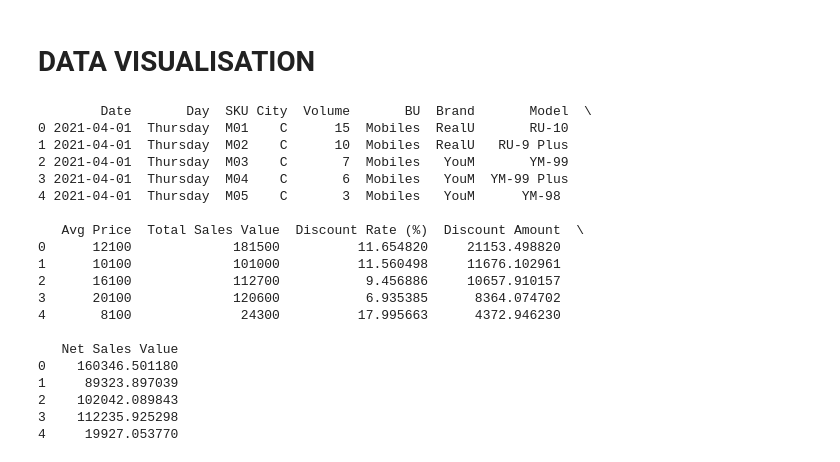
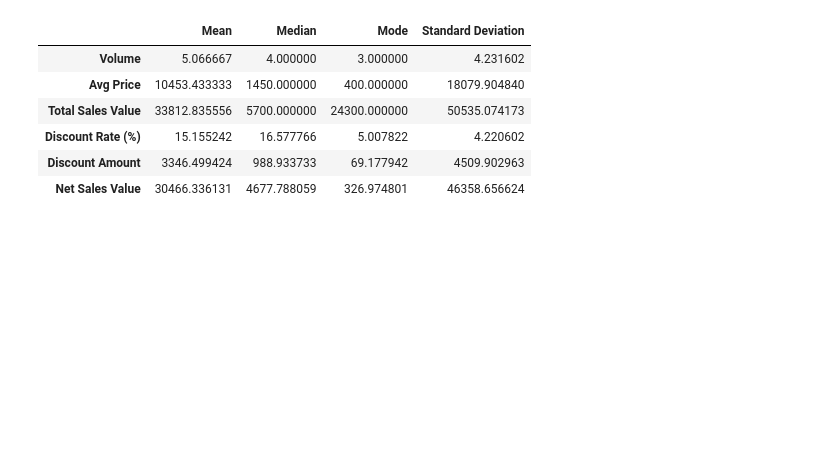
Before and after one commit to Sam-krish2411/DATA-SCIENCE-ASSIGNMENT, a Jupyter notebook: BASIC_STATS_1_ASSIGNMENT.ipynb, the cells around one changed output. Saved outputs shown, nothing was run; the diff lists cells and outputs as text; code cells hidden in the pictures; blank space fills up the shorter version.

```diff
--- a/BASIC_STATS_1_ASSIGNMENT.ipynb
+++ b/BASIC_STATS_1_ASSIGNMENT.ipynb
@@ -38,2 +30,0 @@ Net Sales Value    30466.336131  4677.788059    326.974801        46358.656624
-# %% [markdown]
-# **DATA VISUALISATION**
@@ -46,25 +31,21 @@ sns.set(style="whitegrid")
-# %%
-df = pd.read_excel('sales_data.xlsx')
-
-print(df.head())
-# %% [output]
-        Date       Day  SKU City  Volume       BU  Brand       Model  \
-0 2021-04-01  Thursday  M01    C      15  Mobiles  RealU       RU-10
-1 2021-04-01  Thursday  M02    C      10  Mobiles  RealU   RU-9 Plus
-2 2021-04-01  Thursday  M03    C       7  Mobiles   YouM       YM-99
-3 2021-04-01  Thursday  M04    C       6  Mobiles   YouM  YM-99 Plus
-4 2021-04-01  Thursday  M05    C       3  Mobiles   YouM      YM-98
-
-   Avg Price  Total Sales Value  Discount Rate (%)  Discount Amount  \
-0      12100             181500          11.654820     21153.498820
-1      10100             101000          11.560498     11676.102961
-2      16100             112700           9.456886     10657.910157
-3      20100             120600           6.935385      8364.074702
-4       8100              24300          17.995663      4372.946230
-
-   Net Sales Value
-0    160346.501180
-1     89323.897039
-2    102042.089843
-3    112235.925298
-4     19927.053770
+# %%
+mean_vals = df[numerical_cols].mean()
+median_vals = df[numerical_cols].median()
+mode_vals = df[numerical_cols].mode().iloc[0]
+std_dev_vals = df[numerical_cols].std()
+
+summary_stats = pd.DataFrame({
+    'Mean': mean_vals,
+    'Median': median_vals,
+    'Mode': mode_vals,
+    'Standard Deviation': std_dev_vals
+})
+summary_stats
+# %% [output]
+|  | Mean | Median | Mode | Standard Deviation |
+| Volume | 5.066667 | 4.000000 | 3.000000 | 4.231602 |
+| Avg Price | 10453.433333 | 1450.000000 | 400.000000 | 18079.904840 |
+| Total Sales Value | 33812.835556 | 5700.000000 | 24300.000000 | 50535.074173 |
+| Discount Rate (%) | 15.155242 | 16.577766 | 5.007822 | 4.220602 |
+| Discount Amount | 3346.499424 | 988.933733 | 69.177942 | 4509.902963 |
+| Net Sales Value | 30466.336131 | 4677.788059 | 326.974801 | 46358.656624 |
```
Also changed, not shown: parts of 17 cells of this notebook.
